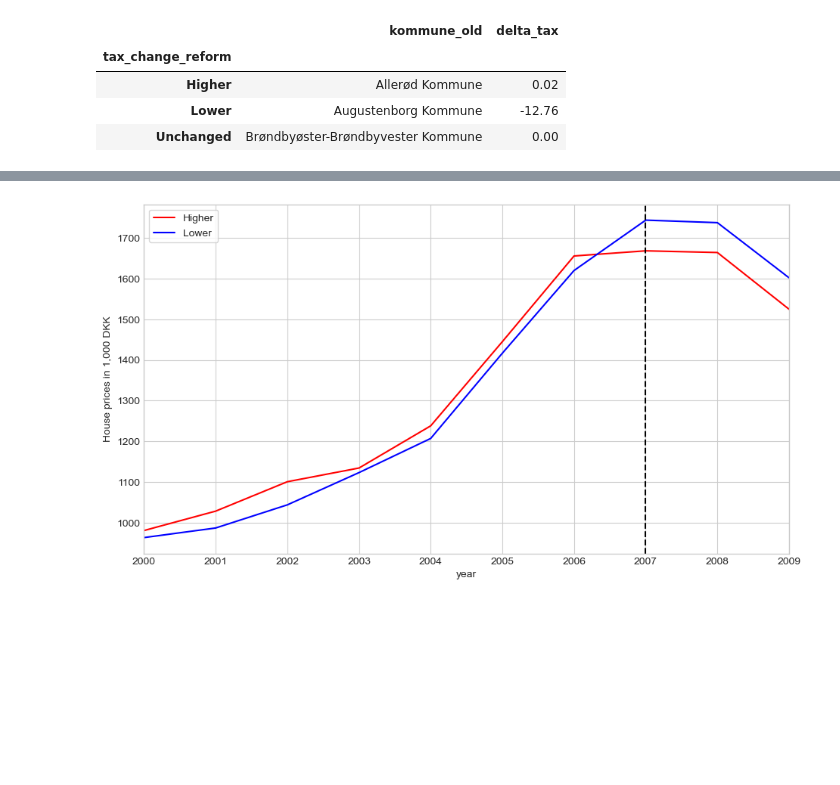
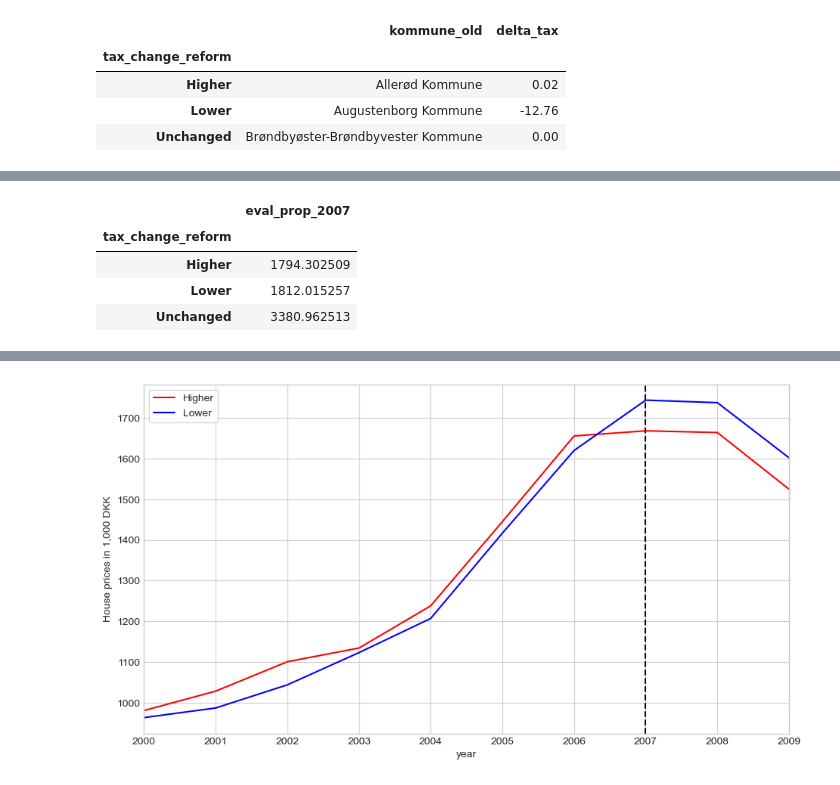
Before and after one commit to jorgenhost/No_taxation_without_capitalization, a Jupyter notebook: 5_main.ipynb, the cells around one changed output, grey strips where cells are left out. Cells and saved outputs as stored; diff of their text form; code cells hidden in the pictures; blank space fills up the shorter version.

```diff
--- a/5_main.ipynb
+++ b/5_main.ipynb
@@ -386,0 +412,8 @@ df_merged_index[df_merged_index['year']>=2007].groupby('tax_change_reform')[['ko
+# %%
+df_merged_index.groupby('tax_change_reform')[['kommune_old', 'eval_prop_2007']].mean()/1000
+# %% [output]
+|  | eval_prop_2007 |
+| tax_change_reform |  |
+| Higher | 1794.302509 |
+| Lower | 1812.015257 |
+| Unchanged | 3380.962513 |
```
Also changed, not shown: parts of 16 cells of this notebook, 19 other files.
